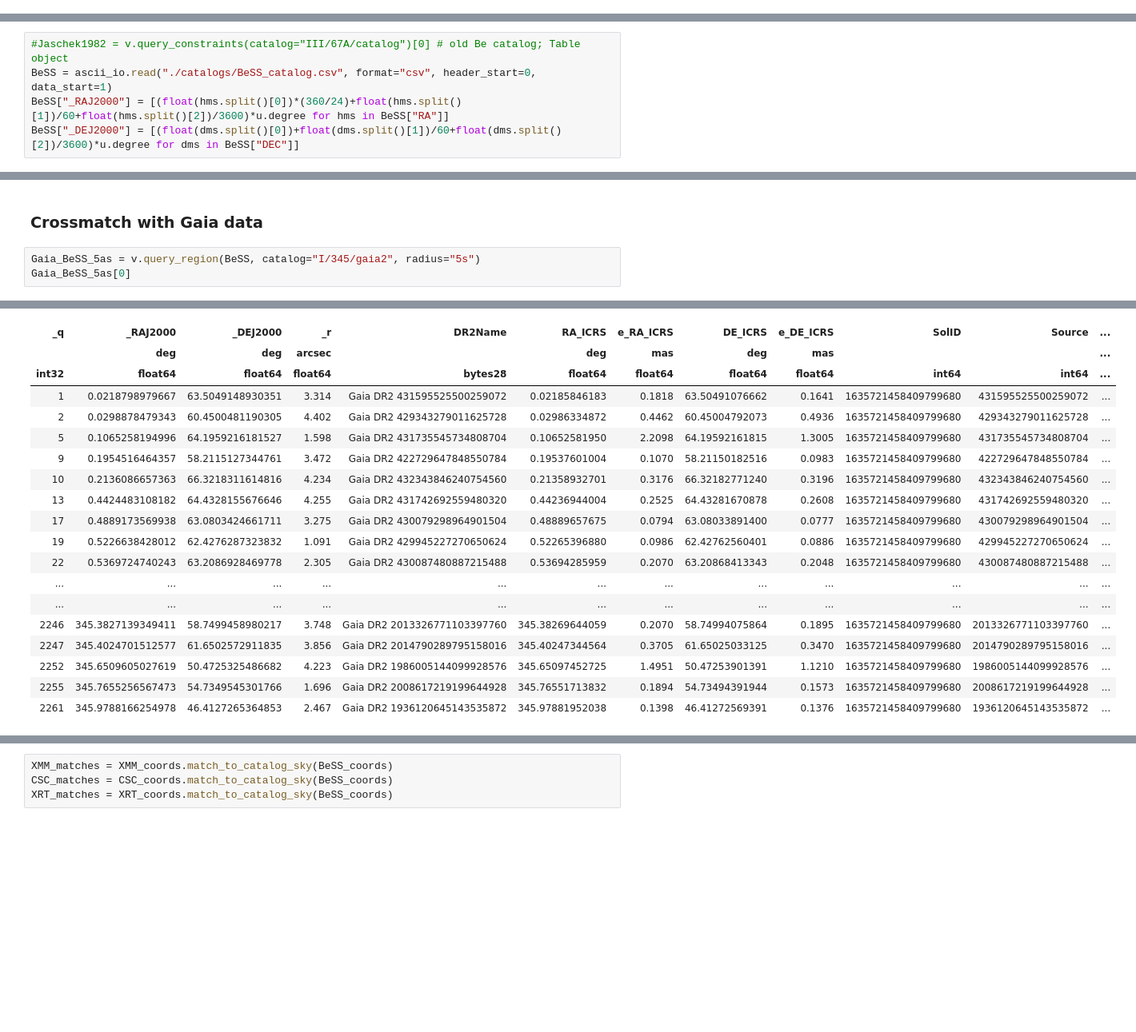
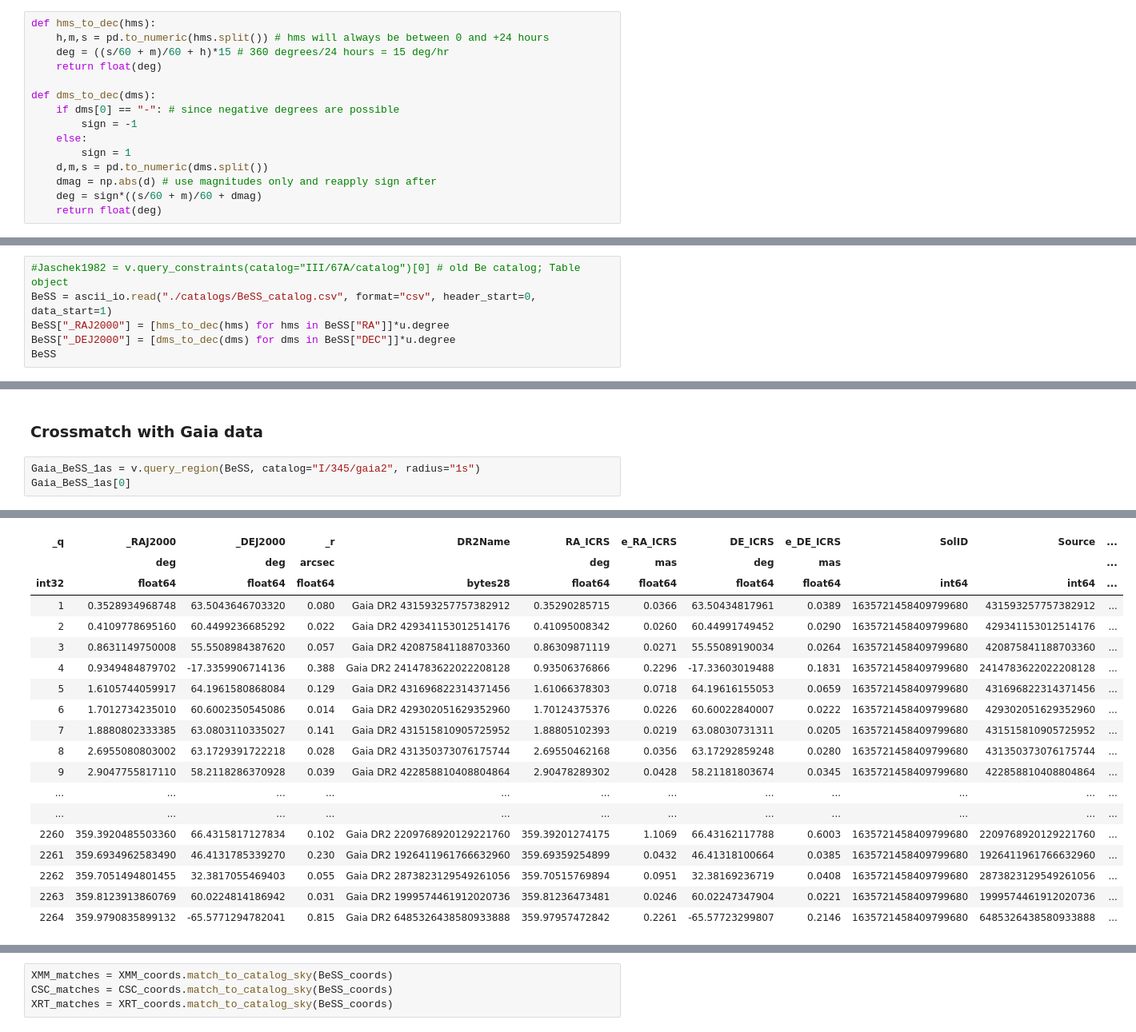
Before and after one commit to cgobat/XDBS-old, a Jupyter notebook: crossmatch.ipynb, the cells around one changed output, grey strips where cells are left out. Shown: that part at 80% size. Cells and saved outputs as stored; diff of their text form; blank space fills up the shorter version.

```diff
--- a/crossmatch.ipynb
+++ b/crossmatch.ipynb
@@ -10,3 +13,18 @@ from astroquery.vizier import Vizier
+# %%
+def hms_to_dec(hms):
+    h,m,s = pd.to_numeric(hms.split()) # hms will always be between 0 and +24 hours
+    deg = ((s/60 + m)/60 + h)*15 # 360 degrees/24 hours = 15 deg/hr
+    return float(deg)
+
+def dms_to_dec(dms):
+    if dms[0] == "-": # since negative degrees are possible
+        sign = -1
+    else:
+        sign = 1
+    d,m,s = pd.to_numeric(dms.split())
+    dmag = np.abs(d) # use magnitudes only and reapply sign after
+    deg = sign*((s/60 + m)/60 + dmag)
+    return float(deg)
 # %% [markdown]
 ### Initialize ViZier query instance
 # %%
@@ -18,5 +35,6 @@ local = True if input("If catalogs are stored locally, enter T. To retrieve from
 # %%
 #Jaschek1982 = v.query_constraints(catalog="III/67A/catalog")[0] # old Be catalog; Table object
 BeSS = ascii_io.read("./catalogs/BeSS_catalog.csv", format="csv", header_start=0, data_start=1)
-BeSS["_RAJ2000"] = [(float(hms.split()[0])*(360/24)+float(hms.split()[1])/60+float(hms.split()[2])/3600)*u.degree for hms in BeSS["RA"]]
-BeSS["_DEJ2000"] = [(float(dms.split()[0])+float(dms.split()[1])/60+float(dms.split()[2])/3600)*u.degree for dms in BeSS["DEC"]]
+BeSS["_RAJ2000"] = [hms_to_dec(hms) for hms in BeSS["RA"]]*u.degree
+BeSS["_DEJ2000"] = [dms_to_dec(dms) for dms in BeSS["DEC"]]*u.degree
+BeSS
@@ -23,6 +62,6 @@ BeSS["_DEJ2000"] = [(float(dms.split()[0])+float(dms.split()[1])/60+float(dms.sp
 # %% [markdown]
 ### Crossmatch with Gaia data
 # %%
-Gaia_BeSS_5as = v.query_region(BeSS, catalog="I/345/gaia2", radius="5s")
-Gaia_BeSS_5as[0]
+Gaia_BeSS_1as = v.query_region(BeSS, catalog="I/345/gaia2", radius="1s")
+Gaia_BeSS_1as[0]
 # %% [output]
@@ -30,20 +69,20 @@ Table length=1916
 | _q | _RAJ2000 | _DEJ2000 | _r | DR2Name | RA_ICRS | e_RA_ICRS | DE_ICRS | e_DE_ICRS | SolID | Source | ... |
 |  | deg | deg | arcsec |  | deg | mas | deg | mas |  |  | ... |
 | int32 | float64 | float64 | float64 | bytes28 | float64 | float64 | float64 | float64 | int64 | int64 | ... |
-| 1 | 0.0218798979667 | 63.5049148930351 | 3.314 | Gaia DR2 431595525500259072 | 0.02185846183 | 0.1818 | 63.50491076662 | 0.1641 | 1635721458409799680 | 431595525500259072 | ... |
-| 2 | 0.0298878479343 | 60.4500481190305 | 4.402 | Gaia DR2 429343279011625728 | 0.02986334872 | 0.4462 | 60.45004792073 | 0.4936 | 1635721458409799680 | 429343279011625728 | ... |
-| 5 | 0.1065258194996 | 64.1959216181527 | 1.598 | Gaia DR2 431735545734808704 | 0.10652581950 | 2.2098 | 64.19592161815 | 1.3005 | 1635721458409799680 | 431735545734808704 | ... |
-| 9 | 0.1954516464357 | 58.2115127344761 | 3.472 | Gaia DR2 422729647848550784 | 0.19537601004 | 0.1070 | 58.21150182516 | 0.0983 | 1635721458409799680 | 422729647848550784 | ... |
-| 10 | 0.2136086657363 | 66.3218311614816 | 4.234 | Gaia DR2 432343846240754560 | 0.21358932701 | 0.3176 | 66.32182771240 | 0.3196 | 1635721458409799680 | 432343846240754560 | ... |
-| 13 | 0.4424483108182 | 64.4328155676646 | 4.255 | Gaia DR2 431742692559480320 | 0.44236944004 | 0.2525 | 64.43281670878 | 0.2608 | 1635721458409799680 | 431742692559480320 | ... |
-| 17 | 0.4889173569938 | 63.0803424661711 | 3.275 | Gaia DR2 430079298964901504 | 0.48889657675 | 0.0794 | 63.08033891400 | 0.0777 | 1635721458409799680 | 430079298964901504 | ... |
-| 19 | 0.5226638428012 | 62.4276287323832 | 1.091 | Gaia DR2 429945227270650624 | 0.52265396880 | 0.0986 | 62.42762560401 | 0.0886 | 1635721458409799680 | 429945227270650624 | ... |
-| 22 | 0.5369724740243 | 63.2086928469778 | 2.305 | Gaia DR2 430087480887215488 | 0.53694285959 | 0.2070 | 63.20868413343 | 0.2048 | 1635721458409799680 | 430087480887215488 | ... |
+| 1 | 0.3528934968748 | 63.5043646703320 | 0.080 | Gaia DR2 431593257757382912 | 0.35290285715 | 0.0366 | 63.50434817961 | 0.0389 | 1635721458409799680 | 431593257757382912 | ... |
+| 2 | 0.4109778695160 | 60.4499236685292 | 0.022 | Gaia DR2 429341153012514176 | 0.41095008342 | 0.0260 | 60.44991749452 | 0.0290 | 1635721458409799680 | 429341153012514176 | ... |
+| 3 | 0.8631149750008 | 55.5508984387620 | 0.057 | Gaia DR2 420875841188703360 | 0.86309871119 | 0.0271 | 55.55089190034 | 0.0264 | 1635721458409799680 | 420875841188703360 | ... |
+| 4 | 0.9349484879702 | -17.3359906714136 | 0.388 | Gaia DR2 2414783622022208128 | 0.93506376866 | 0.2296 | -17.33603019488 | 0.1831 | 1635721458409799680 | 2414783622022208128 | ... |
+| 5 | 1.6105744059917 | 64.1961580868084 | 0.129 | Gaia DR2 431696822314371456 | 1.61066378303 | 0.0718 | 64.19616155053 | 0.0659 | 1635721458409799680 | 431696822314371456 | ... |
+| 6 | 1.7012734235010 | 60.6002350545086 | 0.014 | Gaia DR2 429302051629352960 | 1.70124375376 | 0.0226 | 60.60022840007 | 0.0222 | 1635721458409799680 | 429302051629352960 | ... |
+| 7 | 1.8880802333385 | 63.0803110335027 | 0.141 | Gaia DR2 431515810905725952 | 1.88805102393 | 0.0219 | 63.08030731311 | 0.0205 | 1635721458409799680 | 431515810905725952 | ... |
+| 8 | 2.6955080803002 | 63.1729391722218 | 0.028 | Gaia DR2 431350373076175744 | 2.69550462168 | 0.0356 | 63.17292859248 | 0.0280 | 1635721458409799680 | 431350373076175744 | ... |
+| 9 | 2.9047755817110 | 58.2118286370928 | 0.039 | Gaia DR2 422858810408804864 | 2.90478289302 | 0.0428 | 58.21181803674 | 0.0345 | 1635721458409799680 | 422858810408804864 | ... |
 | ... | ... | ... | ... | ... | ... | ... | ... | ... | ... | ... | ... |
 | ... | ... | ... | ... | ... | ... | ... | ... | ... | ... | ... | ... |
-| 2246 | 345.3827139349411 | 58.7499458980217 | 3.748 | Gaia DR2 2013326771103397760 | 345.38269644059 | 0.2070 | 58.74994075864 | 0.1895 | 1635721458409799680 | 2013326771103397760 | ... |
-| 2247 | 345.4024701512577 | 61.6502572911835 | 3.856 | Gaia DR2 2014790289795158016 | 345.40247344564 | 0.3705 | 61.65025033125 | 0.3470 | 1635721458409799680 | 2014790289795158016 | ... |
-| 2252 | 345.6509605027619 | 50.4725325486682 | 4.223 | Gaia DR2 1986005144099928576 | 345.65097452725 | 1.4951 | 50.47253901391 | 1.1210 | 1635721458409799680 | 1986005144099928576 | ... |
-| 2255 | 345.7655256567473 | 54.7349545301766 | 1.696 | Gaia DR2 2008617219199644928 | 345.76551713832 | 0.1894 | 54.73494391944 | 0.1573 | 1635721458409799680 | 2008617219199644928 | ... |
-| 2261 | 345.9788166254978 | 46.4127265364853 | 2.467 | Gaia DR2 1936120645143535872 | 345.97881952038 | 0.1398 | 46.41272569391 | 0.1376 | 1635721458409799680 | 1936120645143535872 | ... |
+| 2260 | 359.3920485503360 | 66.4315817127834 | 0.102 | Gaia DR2 2209768920129221760 | 359.39201274175 | 1.1069 | 66.43162117788 | 0.6003 | 1635721458409799680 | 2209768920129221760 | ... |
+| 2261 | 359.6934962583490 | 46.4131785339270 | 0.230 | Gaia DR2 1926411961766632960 | 359.69359254899 | 0.0432 | 46.41318100664 | 0.0385 | 1635721458409799680 | 1926411961766632960 | ... |
+| 2262 | 359.7051494801455 | 32.3817055469403 | 0.055 | Gaia DR2 2873823129549261056 | 359.70515769894 | 0.0951 | 32.38169236719 | 0.0408 | 1635721458409799680 | 2873823129549261056 | ... |
+| 2263 | 359.8123913860769 | 60.0224814186942 | 0.031 | Gaia DR2 1999574461912020736 | 359.81236473481 | 0.0246 | 60.02247347904 | 0.0221 | 1635721458409799680 | 1999574461912020736 | ... |
+| 2264 | 359.9790835899132 | -65.5771294782041 | 0.815 | Gaia DR2 6485326438580933888 | 359.97957472842 | 0.2261 | -65.57723299807 | 0.2146 | 1635721458409799680 | 6485326438580933888 | ... |
 # %% [markdown]
```
Also changed, not shown: parts of 16 cells of this notebook.
